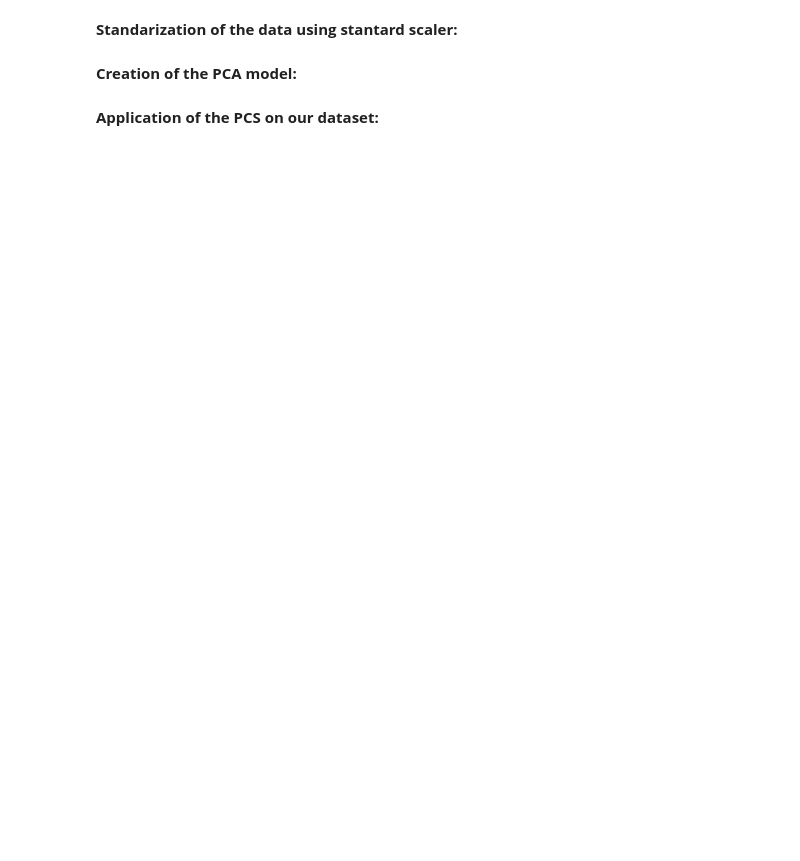
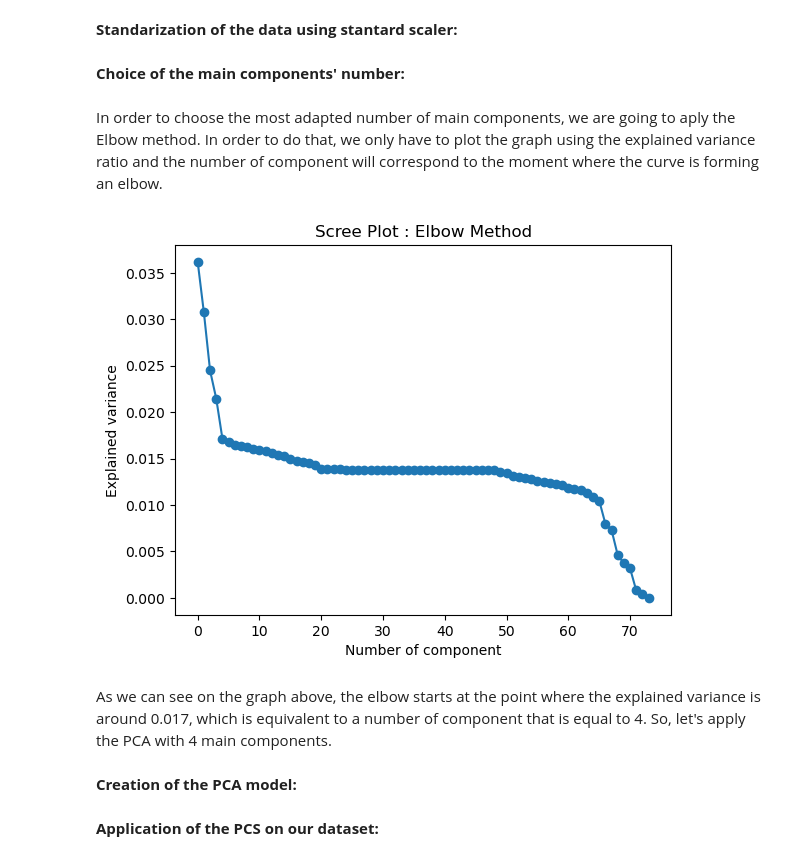
Before and after one commit to Brunde95/ESILV_Green_AI_Global_Climate_Event, a Jupyter notebook: Green_AI_Project_v0.ipynb, the cells around one changed output. Saved outputs shown, nothing was run; the diff lists cells and outputs as text; code cells hidden in the pictures; blank space fills up the shorter version.

```diff
--- a/Green_AI_Project_v0.ipynb
+++ b/Green_AI_Project_v0.ipynb
@@ -406,6 +388,24 @@ y = df_encoded["economic_impact_million_usd"]
 from sklearn.preprocessing import StandardScaler
 scaler = StandardScaler()
 X_scaled = scaler.fit_transform(X)
+# %% [markdown]
+**Choice of the main components' number:**
+# %% [markdown]
+In order to choose the most adapted number of main components, we are going to aply the Elbow method. In order to do that, we only have to plot the graph using the explained variance ratio and the number of component will correspond to the moment where the curve is forming an elbow.
+# %%
+from sklearn.decomposition import PCA
+pca = PCA()
+pca.fit(X_scaled)
+
+plt.plot(pca.explained_variance_ratio_, marker='o')
+plt.xlabel("Number of component")
+plt.ylabel("Explained variance")
+plt.title("Scree Plot : Elbow Method")
+plt.show()
+# %% [output]
+[figure, added]
+# %% [markdown]
+As we can see on the graph above, the elbow starts at the point where the explained variance is around 0.017, which is equivalent to a number of component that is equal to 4. So, let's apply the PCA with 4 main components.
 # %% [markdown]
 **Creation of the PCA model:**
 # %%
```
Also changed, not shown: parts of 20 cells of this notebook, 2 other files.
